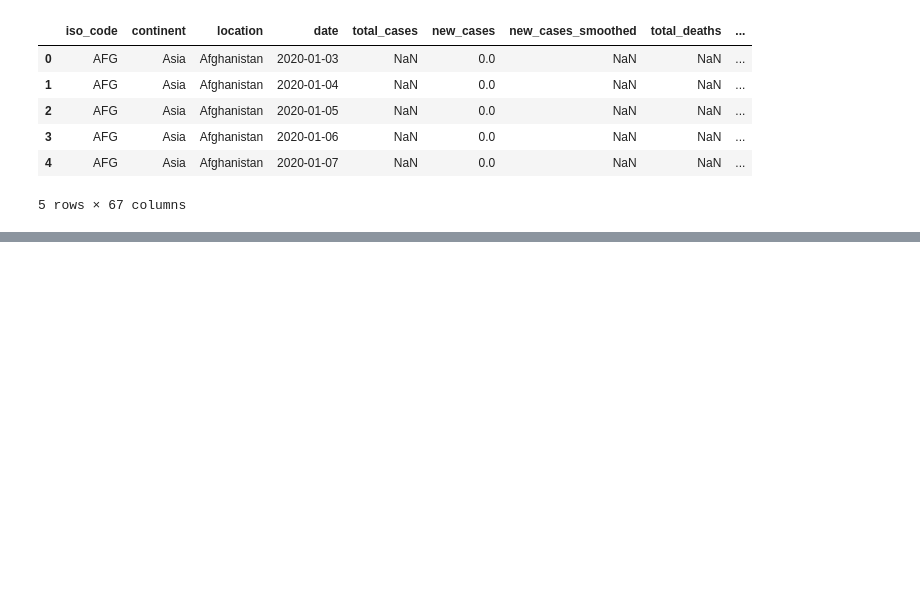
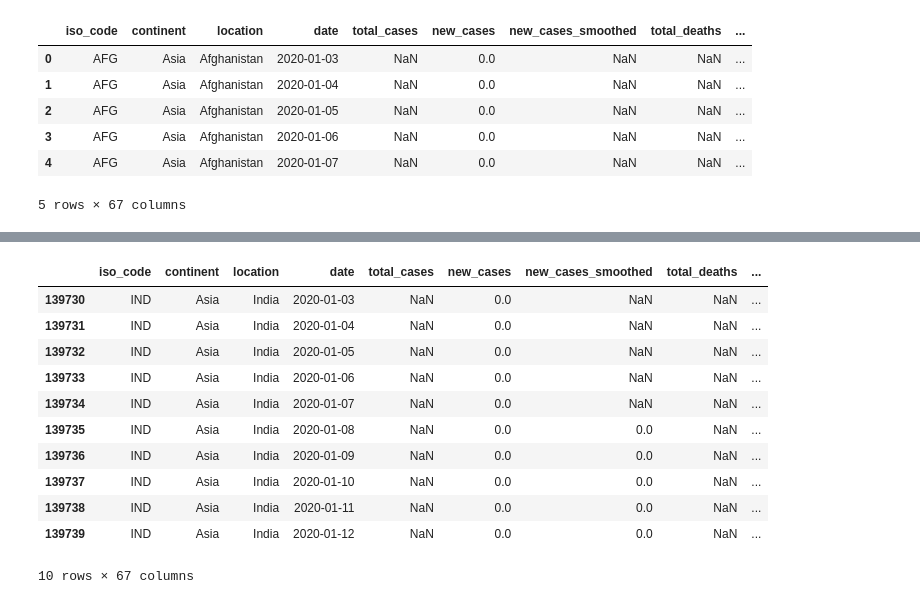
Before and after one commit to datla-ria/Project-1, a Jupyter notebook: project-1.ipynb, the cells around one changed output, grey strips where cells are left out. Drawn from its saved outputs; the diff is of its cells as text; code cells hidden in the pictures; blank space fills up the shorter version.

```diff
--- a/project-1.ipynb
+++ b/project-1.ipynb
@@ -31,0 +59,16 @@ covid_data_df.head()
+# %%
+covid_data_india = covid_data_df.loc[covid_data_df["location"] == "India", :]
+covid_data_india.head(10)
+# %% [output]
+|  | iso_code | continent | location | date | total_cases | new_cases | new_cases_smoothed | total_deaths | ... |
+| 139730 | IND | Asia | India | 2020-01-03 | NaN | 0.0 | NaN | NaN | ... |
+| 139731 | IND | Asia | India | 2020-01-04 | NaN | 0.0 | NaN | NaN | ... |
+| 139732 | IND | Asia | India | 2020-01-05 | NaN | 0.0 | NaN | NaN | ... |
+| 139733 | IND | Asia | India | 2020-01-06 | NaN | 0.0 | NaN | NaN | ... |
+| 139734 | IND | Asia | India | 2020-01-07 | NaN | 0.0 | NaN | NaN | ... |
+| 139735 | IND | Asia | India | 2020-01-08 | NaN | 0.0 | 0.0 | NaN | ... |
+| 139736 | IND | Asia | India | 2020-01-09 | NaN | 0.0 | 0.0 | NaN | ... |
+| 139737 | IND | Asia | India | 2020-01-10 | NaN | 0.0 | 0.0 | NaN | ... |
+| 139738 | IND | Asia | India | 2020-01-11 | NaN | 0.0 | 0.0 | NaN | ... |
+| 139739 | IND | Asia | India | 2020-01-12 | NaN | 0.0 | 0.0 | NaN | ... |
+10 rows × 67 columns
```
Also changed, not shown: parts of 9 cells of this notebook, 1 other file.
